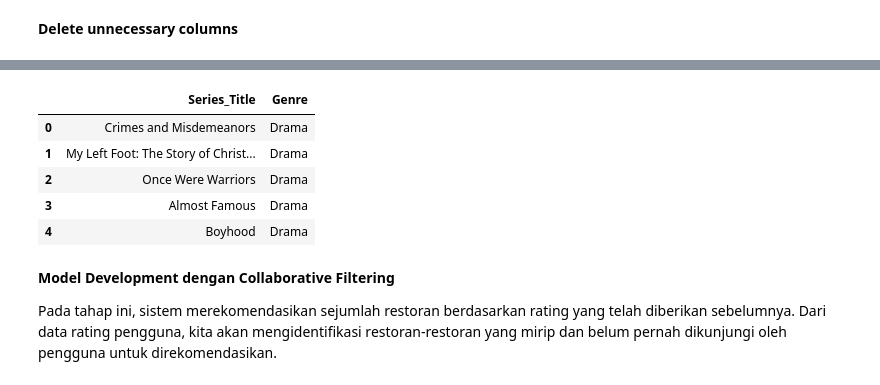
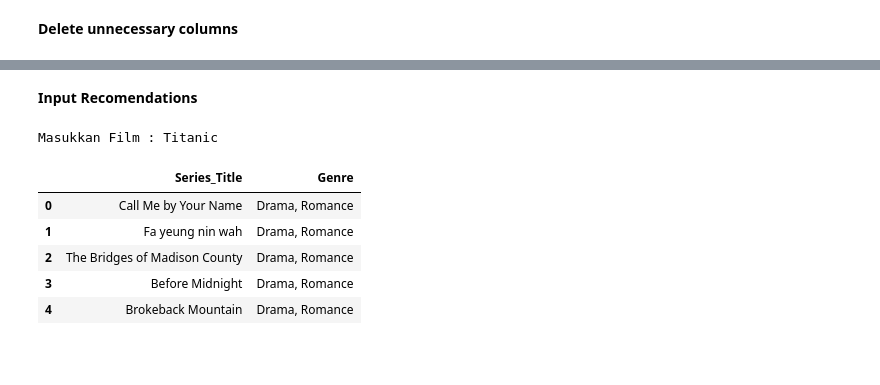
Before and after one commit to salsabilar311/Movie-Recommendation-System, a Jupyter notebook: Movie_Recomendation.ipynb, the cells around one changed output, grey strips where cells are left out. Cells and saved outputs as stored; diff of their text form; code cells hidden in the pictures; blank space fills up the shorter version.

```diff
--- a/Movie_Recomendation.ipynb
+++ b/Movie_Recomendation.ipynb
@@ -187,0 +109,3 @@ pd.DataFrame(
+# %%
+tfidf_matrix = df_1.values
+tfidf_matrix
@@ -223,27 +185,5 @@ Shape: (714, 714)
 # %%
-def resto_recommendations(nama_film, similarity_data=cosine_sim_df, items=df[['Series_Title', 'Genre']], k=5):
-    """
-    Rekomendasi Resto berdasarkan kemiripan dataframe
-
-    Parameter:
-    ---
-    nama_film : tipe data string (str)
-                Nama Restoran (index kemiripan dataframe)
-    similarity_data : tipe data pd.DataFrame (object)
-                      Kesamaan dataframe, simetrik, dengan resto sebagai
-                      indeks dan kolom
-    items : tipe data pd.DataFrame (object)
-            Mengandung kedua nama dan fitur lainnya yang digunakan untuk mendefinisikan kemiripan
-    k : tipe data integer (int)
-        Banyaknya jumlah rekomendasi yang diberikan
-    ---
-
-
-    Pada index ini, kita mengambil k dengan nilai similarity terbesar
-    pada index matrix yang diberikan (i).
-    """
-
-
+def movie_recommendations(nama_film, similarity_data=cosine_sim_df, items=df[['Series_Title', 'Genre']], k=5):
     # Mengambil data dengan menggunakan argpartition untuk melakukan partisi secara tidak langsung sepanjang sumbu yang diberikan
     # Dataframe diubah menjadi numpy
     # Range(start, stop, step)
@@ -253,7 +193,7 @@ def resto_recommendations(nama_film, similarity_data=cosine_sim_df, items=df[['S
     # Mengambil data dengan similarity terbesar dari index yang ada
     closest = similarity_data.columns[index[-1:-(k+2):-1]]
 
-    # Drop nama_film agar nama resto yang dicari tidak muncul dalam daftar rekomendasi
+    # Drop nama_film agar nama film yang dicari tidak muncul dalam daftar rekomendasi
     closest = closest.drop(nama_film, errors='ignore')
 
     return pd.DataFrame(closest).merge(items).head(k)
@@ -265,13 +204,0 @@ df[df.Series_Title.eq('About Time')]
-# %%
-resto_recommendations('Fear and Loathing in Las Vegas')
-# %% [output]
-|  | Series_Title | Genre |
-| 0 | Crimes and Misdemeanors | Drama |
-| 1 | My Left Foot: The Story of Christ... | Drama |
-| 2 | Once Were Warriors | Drama |
-| 3 | Almost Famous | Drama |
-| 4 | Boyhood | Drama |
-# %% [markdown]
-**Model Development dengan Collaborative Filtering**
-
-Pada tahap ini, sistem merekomendasikan sejumlah restoran berdasarkan rating yang telah diberikan sebelumnya. Dari data rating pengguna, kita akan mengidentifikasi restoran-restoran yang mirip dan belum pernah dikunjungi oleh pengguna untuk direkomendasikan.
@@ -312,0 +205,14 @@ class RecommenderNet(tf.keras.Model):
+# %% [markdown]
+**Input Recomendations**
+# %%
+film = str(input('Masukkan Film : '))
+print()
+movie_recommendations(film)
+# %% [output]
+Masukkan Film : Titanic
+|  | Series_Title | Genre |
+| 0 | Call Me by Your Name | Drama, Romance |
+| 1 | Fa yeung nin wah | Drama, Romance |
+| 2 | The Bridges of Madison County | Drama, Romance |
+| 3 | Before Midnight | Drama, Romance |
+| 4 | Brokeback Mountain | Drama, Romance |
```
Also changed, not shown: parts of 30 cells of this notebook.
